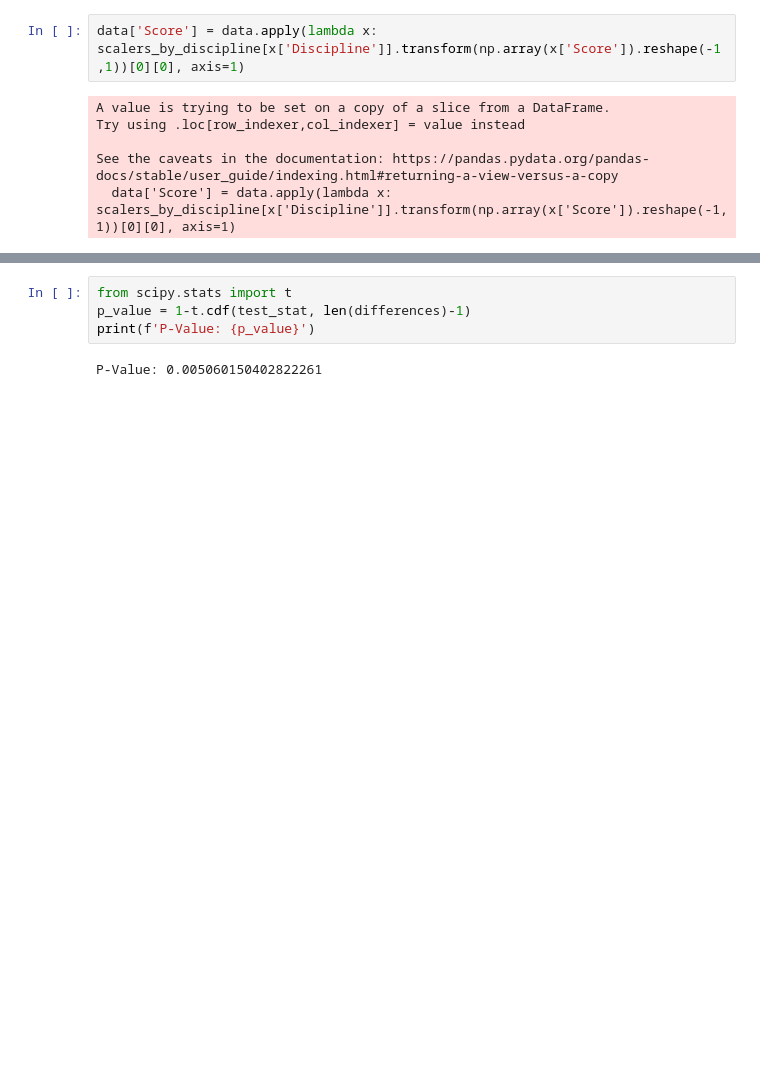
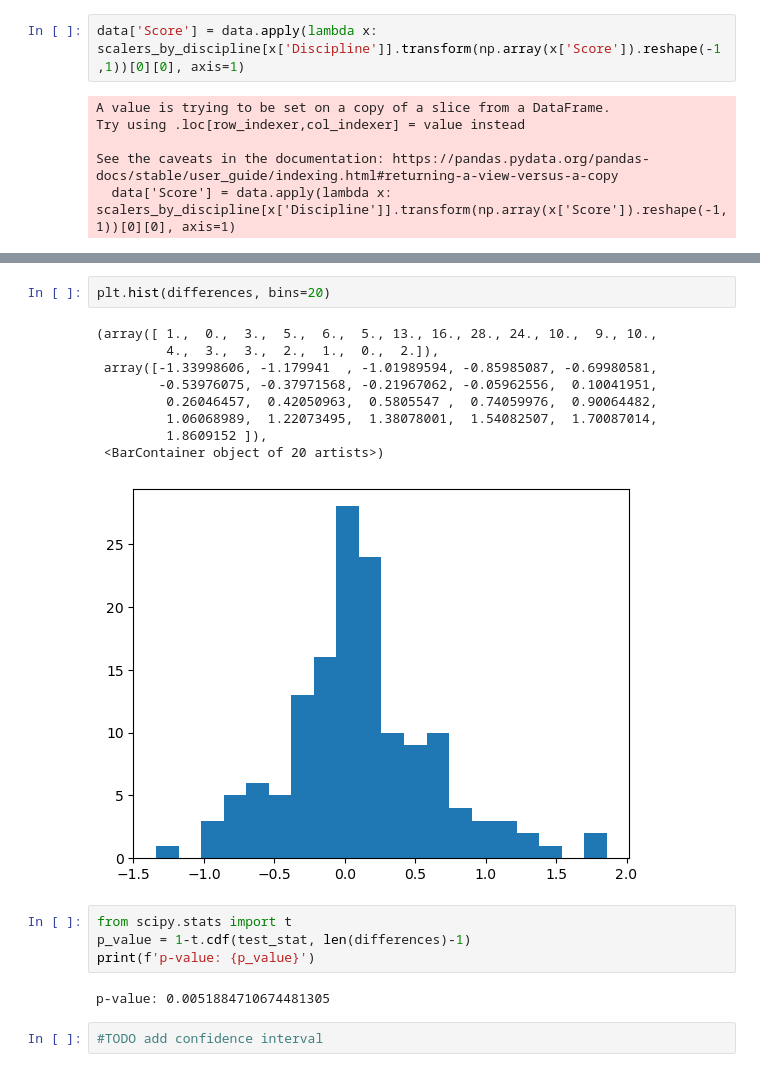
Before and after one commit to khuedo22/figure-skating-analysis, a Jupyter notebook: figure skating analysis.ipynb, the cells around one changed output, grey strips where cells are left out. Saved outputs shown, nothing was run; the diff lists cells and outputs as text; blank space fills up the shorter version.

```diff
--- a/figure skating analysis.ipynb
+++ b/figure skating analysis.ipynb
@@ -119,6 +119,20 @@ test_stat
+# %%
+plt.hist(differences, bins=20)
+# %% [output]
+(array([ 1.,  0.,  3.,  5.,  6.,  5., 13., 16., 28., 24., 10.,  9., 10.,
+         4.,  3.,  3.,  2.,  1.,  0.,  2.]),
+ array([-1.33998606, -1.179941  , -1.01989594, -0.85985087, -0.69980581,
+        -0.53976075, -0.37971568, -0.21967062, -0.05962556,  0.10041951,
+         0.26046457,  0.42050963,  0.5805547 ,  0.74059976,  0.90064482,
+         1.06068989,  1.22073495,  1.38078001,  1.54082507,  1.70087014,
+         1.8609152 ]),
+ <BarContainer object of 20 artists>)
+[figure, added]
 # %%
 from scipy.stats import t
 p_value = 1-t.cdf(test_stat, len(differences)-1)
-print(f'P-Value: {p_value}')
+print(f'p-value: {p_value}')
 # %% [output]
-P-Value: 0.005060150402822261
+p-value: 0.0051884710674481305
+# %%
+#TODO add confidence interval
```
Also changed, not shown: parts of 19 cells of this notebook.
